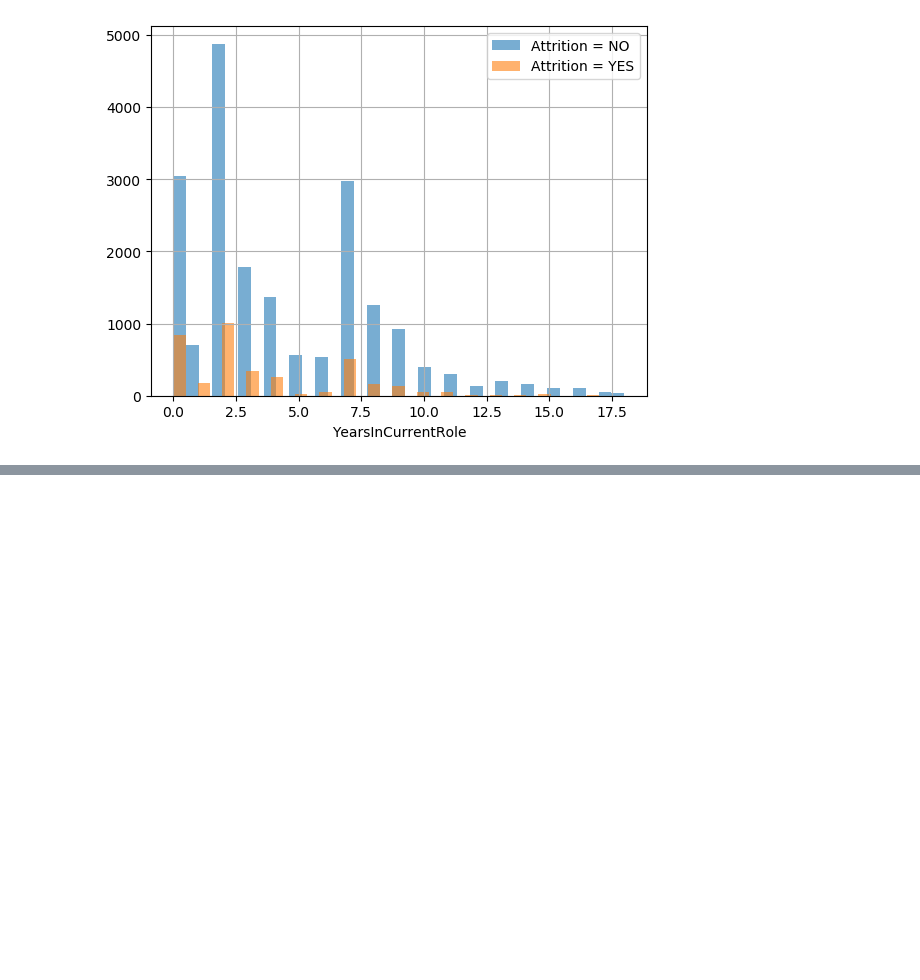
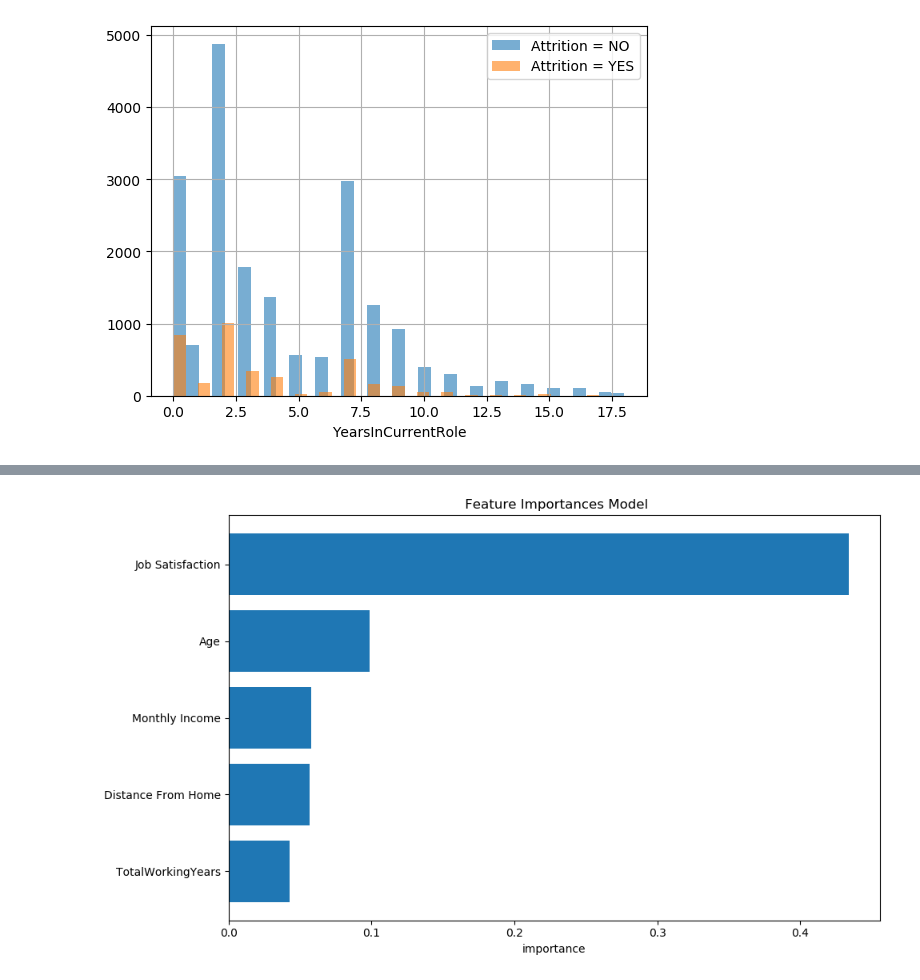
Before and after one commit to Jaccomando/Predicting-Employee-Attrition, a Jupyter notebook: notebooks/Final_Notebook.ipynb, the cells around one changed output, grey strips where cells are left out. Saved outputs shown, nothing was run; the diff lists cells and outputs as text; code cells hidden in the pictures; blank space fills up the shorter version.

```diff
--- a/notebooks/Final_Notebook.ipynb
+++ b/notebooks/Final_Notebook.ipynb
@@ -804,0 +825,5 @@ plt.savefig('dist_years_role.png', transparent=True);
+# %%
+# create list of feature importances
+importances = list(zip(rfm2.feature_importances_, X_test_final.columns))
+importances.sort(reverse=True)
+importances
@@ -804,0 +848,40 @@ plt.savefig('dist_years_role.png', transparent=True);
+# %%
+# create dictionary of top 5 feature importances
+RF_coeff_dict = {'Age': 0.09836381851954874,
+ 'TotalWorkingYears': 0.04245932955492602,
+ 'Monthly Income': 0.057710108468710136,
+ 'Distance From Home': 0.05655919222397819,
+ 'Job Satisfaction': 0.4340366106210175}
+# %%
+# function to plot feature importances
+def create_plot_of_feature_importances(coeff_dict, top_num=10, title='Feature Importances', append_title='Model', prepend_title=''):
+    '''
+    Inputs:
+
+    model: A trained ensemble model instance
+    X: a dataframe of the features used to train the model
+    '''
+    dict_keys = [key for key in coeff_dict.keys()]
+    dict_values = [abs(value) for value in coeff_dict.values()]
+
+    coeff_dict = {dict_keys[x]: dict_values[x] for x in range(len(dict_values))}
+    coeff_dict = dict(list(coeff_dict.items())[:top_num])
+    features_and_importances = zip(coeff_dict.keys(), coeff_dict.values())
+    features_and_importances = sorted(features_and_importances, key = lambda x: x[1], reverse=True)
+
+    features = [i[0] for i in features_and_importances]
+    importances = [abs(i[1]) for i in features_and_importances]
+
+    plt.figure(figsize=(10, 6))
+    plt.barh(features, importances)
+    plt.gca().invert_yaxis()
+    title = ' '.join([prepend_title, title, append_title])
+    plt.title(title)
+    plt.xlabel('importance')
+    plt.tight_layout()
+# %%
+# plor feature importances
+create_plot_of_feature_importances(RF_coeff_dict, prepend_title='')
+plt.savefig('images', transparent=True)
+# %% [output]
+[figure, added]
```
Also changed, not shown: parts of 9 cells of this notebook, 1 other file.
